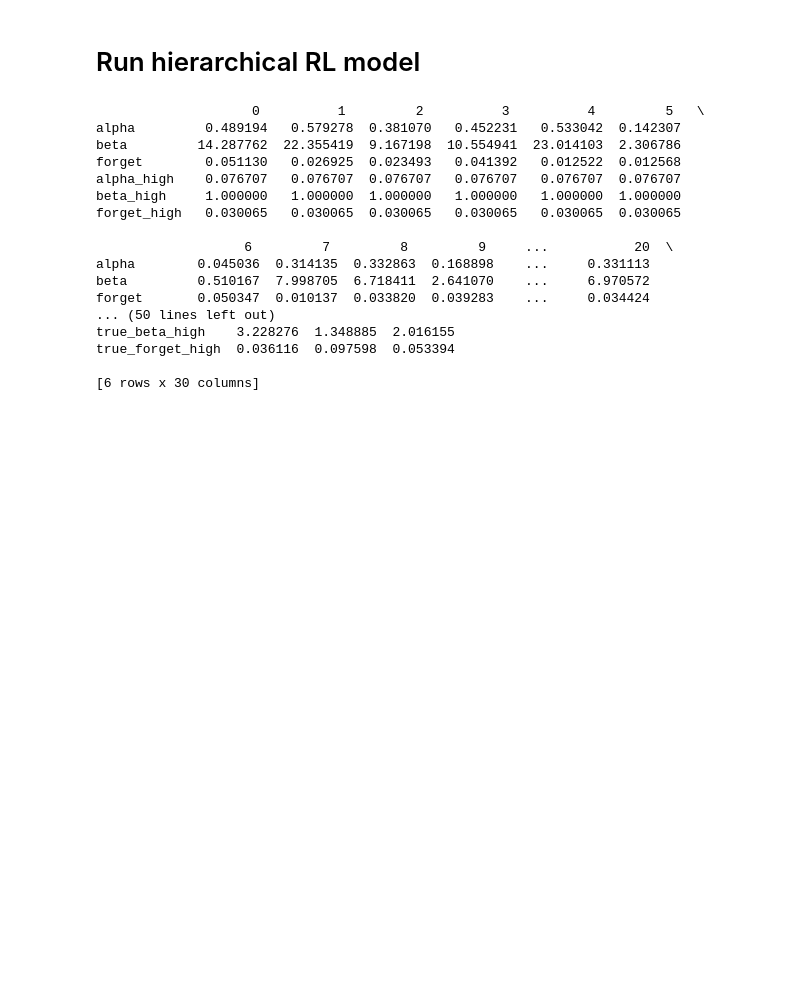
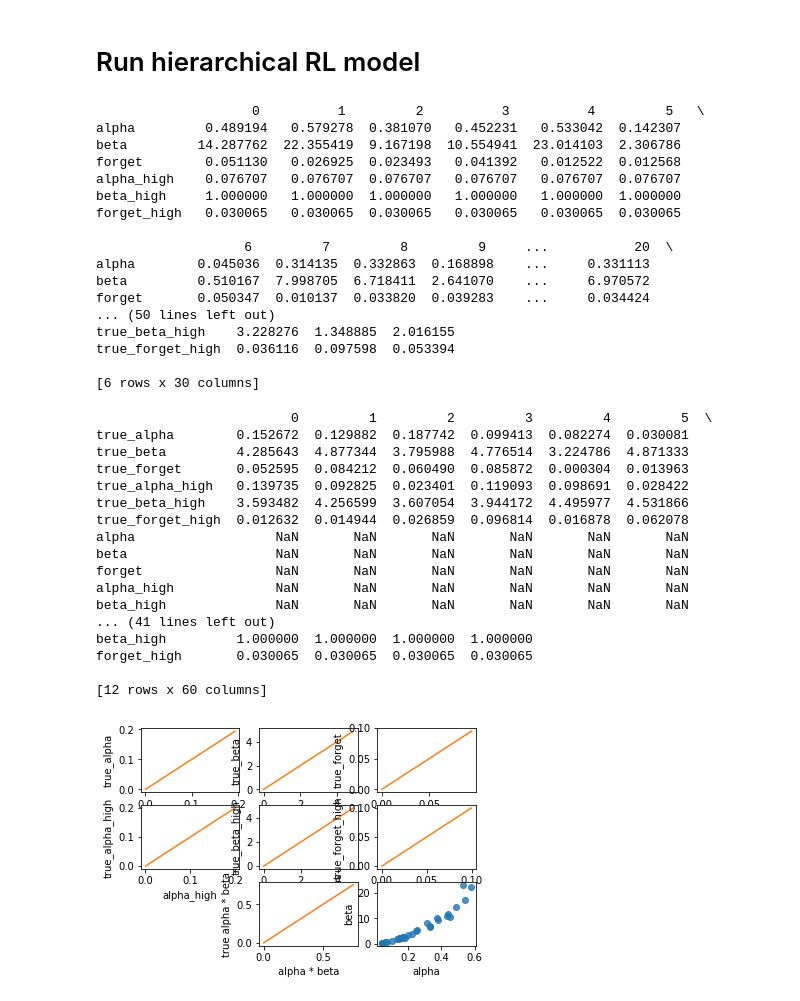
Before and after one commit to MariaEckstein/SLCN, a Jupyter notebook: models/discourse_1735_fixed.ipynb, the cells around one changed output. Drawn from its saved outputs; the diff is of its cells as text; code cells hidden in the pictures; blank space fills up the shorter version.

```diff
--- a/models/discourse_1735_fixed.ipynb
+++ b/models/discourse_1735_fixed.ipynb
@@ -168,30 +168,48 @@ def plot_gen_rec(param_names, gen_rec):
 # %%
 # Look at MAP results
 param_names = ['alpha', 'beta', 'forget', 'alpha_high', 'beta_high', 'forget_high']
 map_rec = pd.DataFrame([map_estimate[param_name].flatten() for param_name in param_names], index=param_names)
 print(map_rec)
 print(true_params)
-# map_gen_rec = true_params.append(map_rec)  # not working because '<' not supported between instances of 'str' and 'int', sort order is undefined for incomparable objects
-# print(map_gen_rec)
-# plot_gen_rec(param_names=param_names, gen_rec=map_gen_rec)
+map_gen_rec = true_params.append(map_rec)  # not working because '<' not supported between instances of 'str' and 'int', sort order is undefined for incomparable objects
+print(map_gen_rec)
+plot_gen_rec(param_names=param_names, gen_rec=map_gen_rec)
 # %% [output]
                     0          1         2          3          4         5   \
 alpha         0.489194   0.579278  0.381070   0.452231   0.533042  0.142307
 beta         14.287762  22.355419  9.167198  10.554941  23.014103  2.306786
 forget        0.051130   0.026925  0.023493   0.041392   0.012522  0.012568
 alpha_high    0.076707   0.076707  0.076707   0.076707   0.076707  0.076707
 beta_high     1.000000   1.000000  1.000000   1.000000   1.000000  1.000000
 forget_high   0.030065   0.030065  0.030065   0.030065   0.030065  0.030065
 
                    6         7         8         9     ...           20  \
 alpha        0.045036  0.314135  0.332863  0.168898    ...     0.331113
 beta         0.510167  7.998705  6.718411  2.641070    ...     6.970572
 forget       0.050347  0.010137  0.033820  0.039283    ...     0.034424
 ... (50 lines left out)
 true_beta_high    3.228276  1.348885  2.016155
 true_forget_high  0.036116  0.097598  0.053394
 
 [6 rows x 30 columns]
+                         0         1         2         3         4         5  \
+true_alpha        0.152672  0.129882  0.187742  0.099413  0.082274  0.030081
+true_beta         4.285643  4.877344  3.795988  4.776514  3.224786  4.871333
+true_forget       0.052595  0.084212  0.060490  0.085872  0.000304  0.013963
+true_alpha_high   0.139735  0.092825  0.023401  0.119093  0.098691  0.028422
+true_beta_high    3.593482  4.256599  3.607054  3.944172  4.495977  4.531866
+true_forget_high  0.012632  0.014944  0.026859  0.096814  0.016878  0.062078
+alpha                  NaN       NaN       NaN       NaN       NaN       NaN
+beta                   NaN       NaN       NaN       NaN       NaN       NaN
+forget                 NaN       NaN       NaN       NaN       NaN       NaN
+alpha_high             NaN       NaN       NaN       NaN       NaN       NaN
+beta_high              NaN       NaN       NaN       NaN       NaN       NaN
+... (41 lines left out)
+beta_high         1.000000  1.000000  1.000000  1.000000
+forget_high       0.030065  0.030065  0.030065  0.030065
+
+[12 rows x 60 columns]
+[figure, added]
 # %%
 # Run MCMC samples (takes longer, but better results)
 with model:
```
Also changed, not shown: parts of 2 cells of this notebook.
